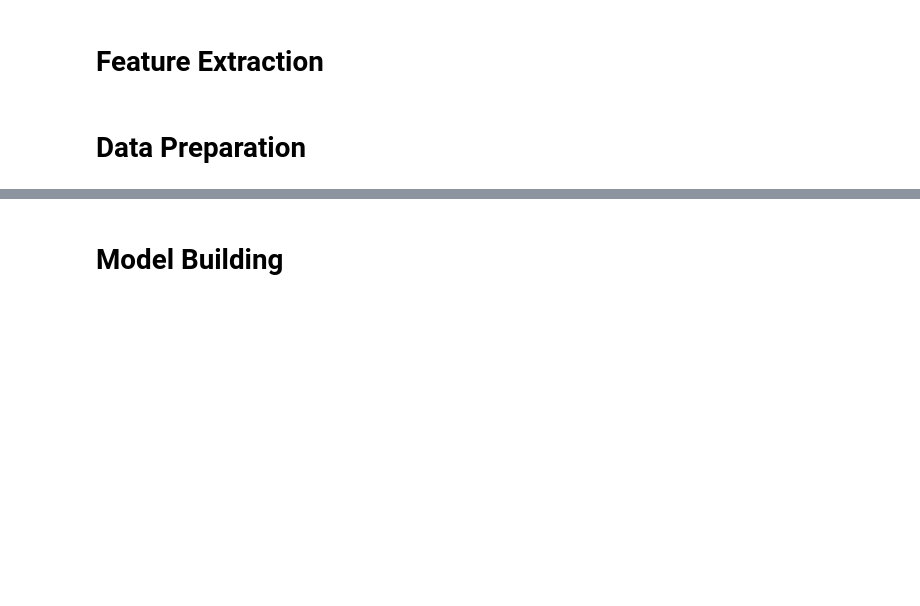
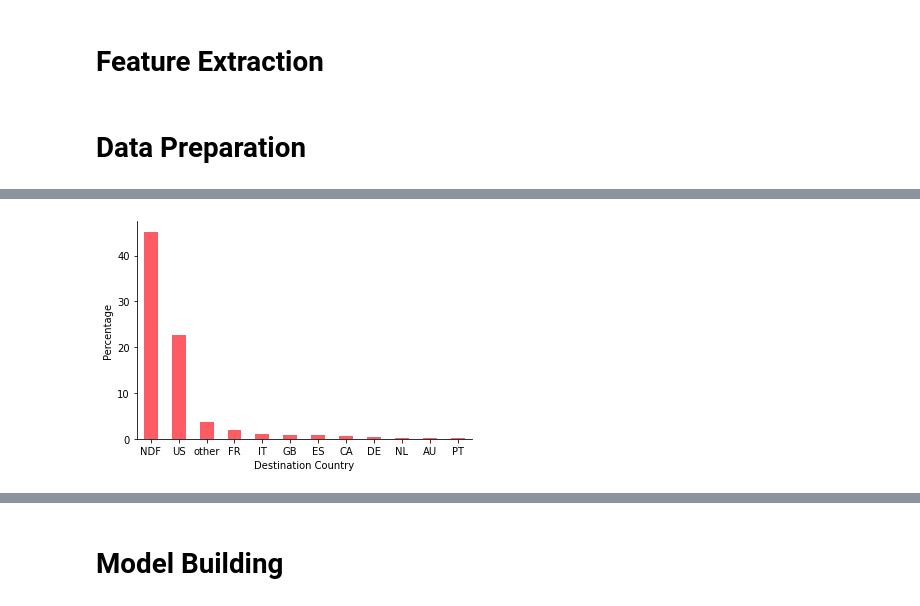
Before and after one commit to leodzung/Airbnb-Kaggle-Challenge, a Jupyter notebook: airbnb.ipynb, the cells around one changed output, grey strips where cells are left out. Cells and saved outputs as stored; diff of their text form; code cells hidden in the pictures; blank space fills up the shorter version.

```diff
--- a/airbnb.ipynb
+++ b/airbnb.ipynb
@@ -126,0 +269,11 @@ from sklearn.model_selection import GridSearchCV
+# %%
+destination_percentage = users.country_destination.value_counts() / users.shape[0] * 100
+destination_percentage.plot(kind='bar',color='#FD5C64', rot=0)
+# Using seaborn can also be plotted
+# sns.countplot(x="country_destination", data=users, order=list(users.country_destination.value_counts().keys()))
+plt.xlabel('Destination Country')
+plt.ylabel('Percentage')
+sns.despine()
+plt.savefig('country_percentile.png')
+# %% [output]
+[figure, added]
```
Also changed, not shown: parts of 34 cells of this notebook, 4 other files.
